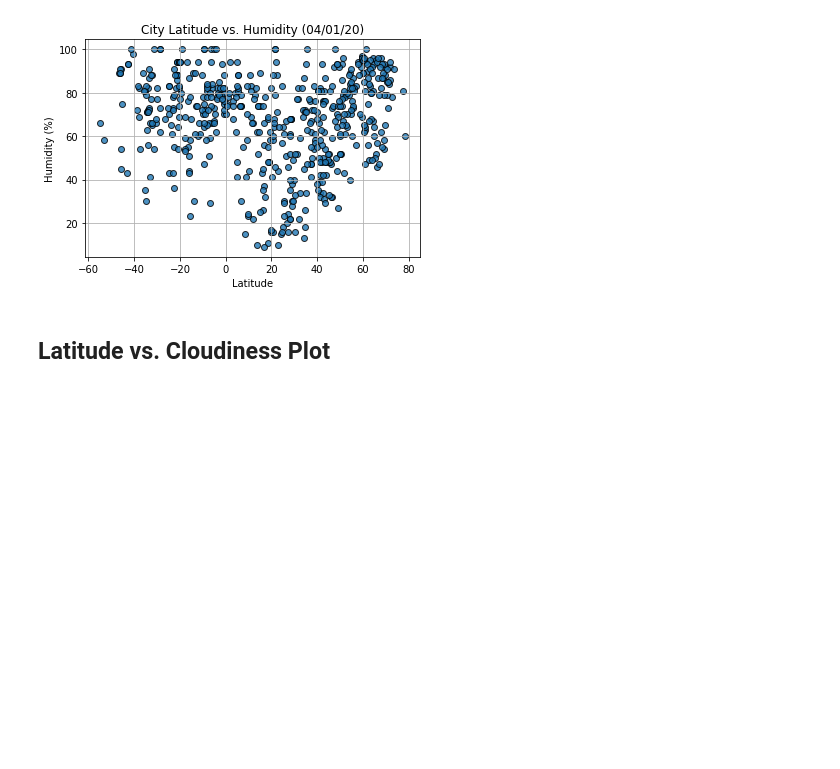
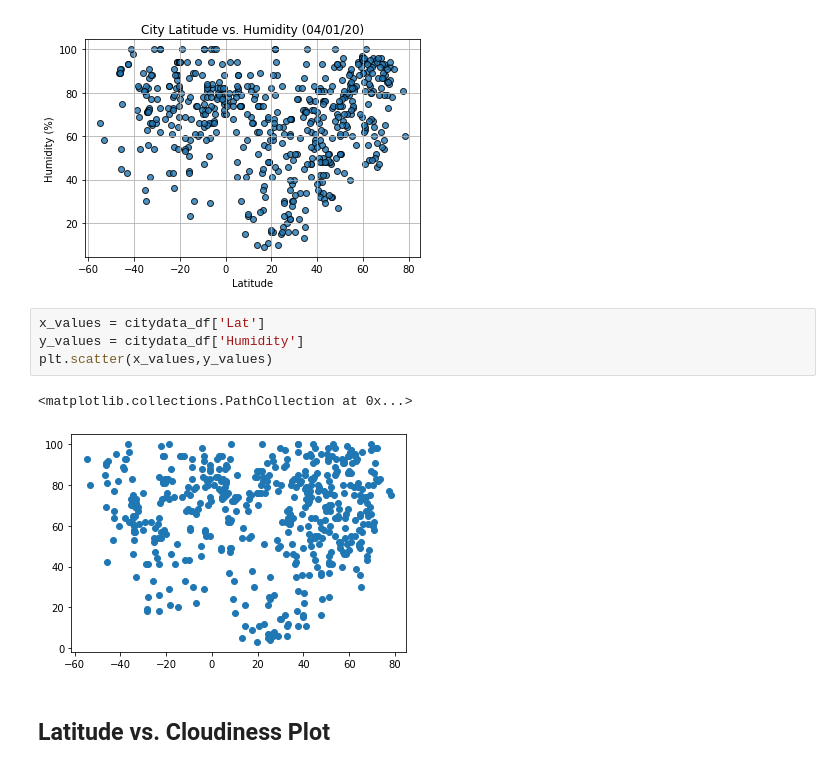
Before and after one commit to simoncastellanos9/python-api-challenge, a Jupyter notebook: WeatherPy/WeatherPy.ipynb, the cells around one changed output. Drawn from its saved outputs; the diff is of its cells as text; blank space fills up the shorter version.

```diff
--- a/WeatherPy/WeatherPy.ipynb
+++ b/WeatherPy/WeatherPy.ipynb
@@ -211,6 +223,13 @@ Int64Index([], dtype='int64')
 # %%
 # %% [output]
 [figure]
+# %%
+x_values = citydata_df['Lat']
+y_values = citydata_df['Humidity']
+plt.scatter(x_values,y_values)
+# %% [output]
+<matplotlib.collections.PathCollection at 0x...>
+[figure, added]
 # %% [markdown]
 ## Latitude vs. Cloudiness Plot
 # %%
```
Also changed, not shown: parts of 11 cells of this notebook, 1 other file.
